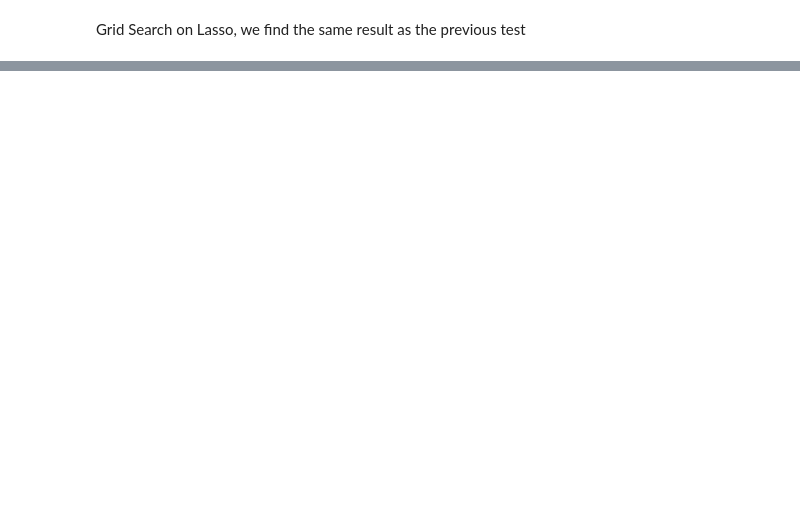
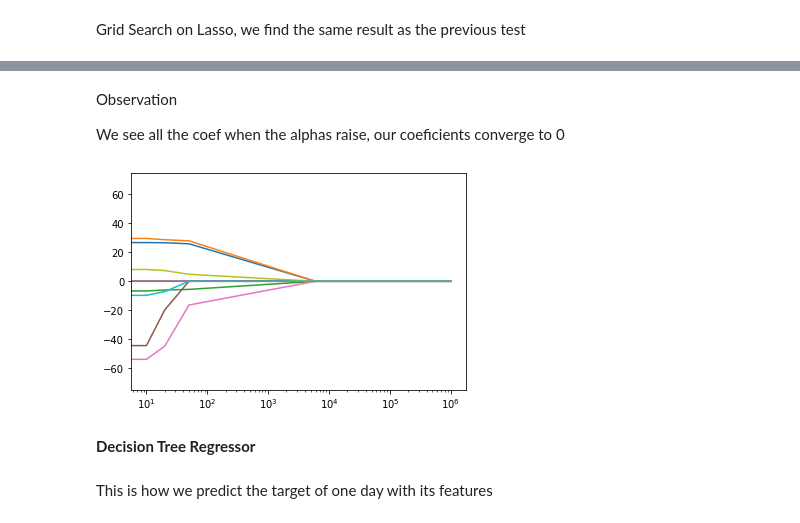
Before and after one commit to tnatani/Bike-sharing-demand-predication, a Jupyter notebook: Tushar_Natani_Bike_Sharing_Demand_Prediction_Capstone_Project.ipynb, the cells around one changed output, grey strips where cells are left out. Cells and saved outputs as stored; diff of their text form; code cells hidden in the pictures; blank space fills up the shorter version.

```diff
--- a/Tushar_Natani_Bike_Sharing_Demand_Prediction_Capstone_Project.ipynb
+++ b/Tushar_Natani_Bike_Sharing_Demand_Prediction_Capstone_Project.ipynb
@@ -620,0 +623,14 @@ The best R2 test score is : 0.47
+# %% [markdown]
+Observation
+
+We see all the coef when the alphas raise, our coeficients converge to 0
+# %%
+ax=plt.gca()
+ax.plot(alphas,coefs)
+ax.set_xscale('log')
+ax.set_ylim(-75,75)
+plt.show()
+# %% [output]
+[figure, added]
+# %% [markdown]
+**Decision Tree Regressor**
@@ -620,0 +654,2 @@ The best R2 test score is : 0.47
+# %% [markdown]
+This is how we predict the target of one day with its features
```
Also changed, not shown: parts of 15 cells of this notebook.
